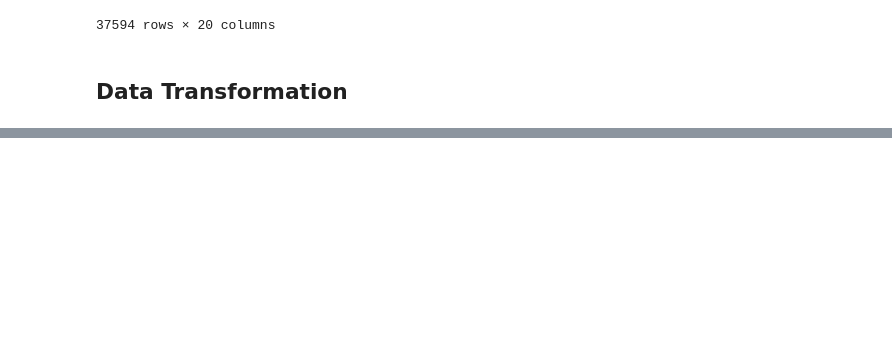
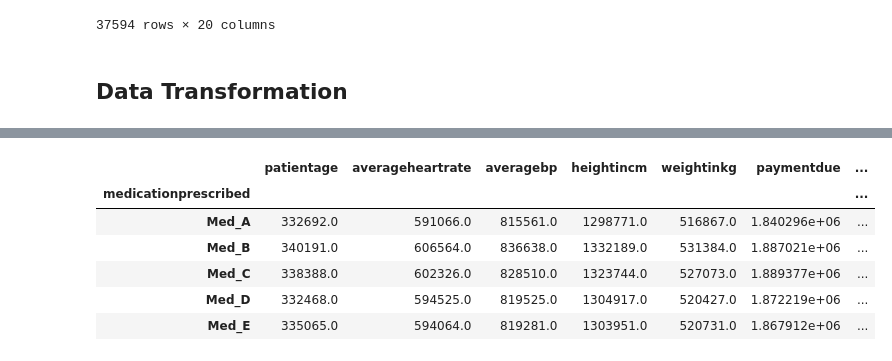
Before and after one commit to amnasyed1/datasci_2_manipulation, a Jupyter notebook: week2assignment507.ipynb, the cells around one changed output, grey strips where cells are left out. Saved outputs shown, nothing was run; the diff lists cells and outputs as text; code cells hidden in the pictures; blank space fills up the shorter version.

```diff
--- a/week2assignment507.ipynb
+++ b/week2assignment507.ipynb
@@ -163,0 +168,8 @@ hcdata
+# %%
+hcdata = pd.DataFrame(hcdata)
+
+threshold_young = 40
+
+hcdata['patientunder40'] = hcdata['patientage'].apply(lambda x: 'Older' if x >= threshold_young else 'Younger')
+
+print(hcdata[[ 'patientage', 'patientunder40']].head(10))
@@ -163,0 +209,10 @@ hcdata
+# %%
+hcdata.groupby('medicationprescribed').sum()
+# %% [output]
+|  | patientage | averageheartrate | averagebp | heightincm | weightinkg | paymentdue | ... |
+| medicationprescribed |  |  |  |  |  |  | ... |
+| Med_A | 332692.0 | 591066.0 | 815561.0 | 1298771.0 | 516867.0 | 1.840296e+06 | ... |
+| Med_B | 340191.0 | 606564.0 | 836638.0 | 1332189.0 | 531384.0 | 1.887021e+06 | ... |
+| Med_C | 338388.0 | 602326.0 | 828510.0 | 1323744.0 | 527073.0 | 1.889377e+06 | ... |
+| Med_D | 332468.0 | 594525.0 | 819525.0 | 1304917.0 | 520427.0 | 1.872219e+06 | ... |
+| Med_E | 335065.0 | 594064.0 | 819281.0 | 1303951.0 | 520731.0 | 1.867912e+06 | ... |
```
Also changed, not shown: parts of 4 cells of this notebook.
